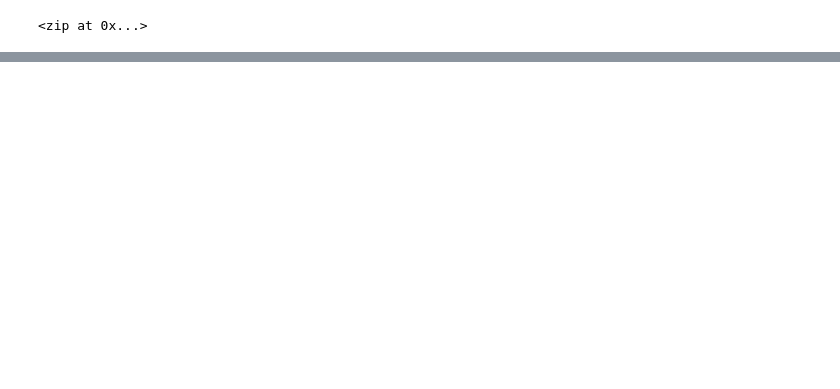
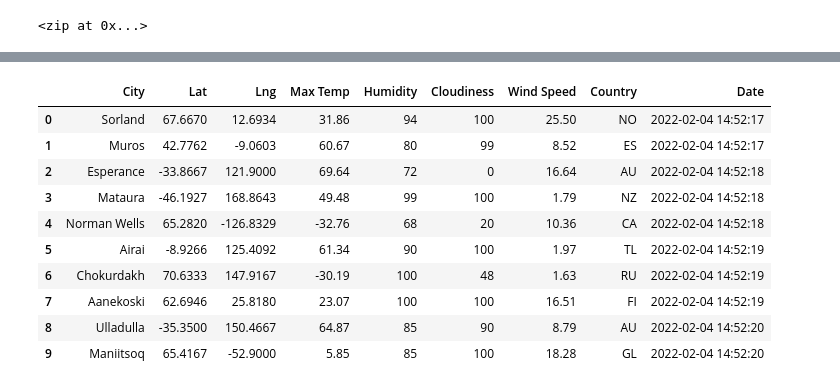
Before and after one commit to lewars1108/World_Weather_Analysis, a Jupyter notebook: WeatherPy.ipynb, the cells around one changed output, grey strips where cells are left out. Saved outputs shown, nothing was run; the diff lists cells and outputs as text; code cells hidden in the pictures; blank space fills up the shorter version.

Commit message:
Adding WeatherPy

```diff
--- a/WeatherPy.ipynb
+++ b/WeatherPy.ipynb
@@ -18,0 +28,4 @@ from citipy import citipy
+# %%
+# Starting URL for Weather Map API Call.
+url = "http://api.openweathermap.org/data/2.5/weather?units=Imperial&APPID=" + weather_api_key
+print(url)
@@ -32,0 +128,16 @@ len(cities)
+# %%
+# Convert the array of dictionaries to a Pandas DataFrame.
+city_data_df = pd.DataFrame(city_data)
+city_data_df.head(10)
+# %% [output]
+|  | City | Lat | Lng | Max Temp | Humidity | Cloudiness | Wind Speed | Country | Date |
+| 0 | Sorland | 67.6670 | 12.6934 | 31.86 | 94 | 100 | 25.50 | NO | 2022-02-04 14:52:17 |
+| 1 | Muros | 42.7762 | -9.0603 | 60.67 | 80 | 99 | 8.52 | ES | 2022-02-04 14:52:17 |
+| 2 | Esperance | -33.8667 | 121.9000 | 69.64 | 72 | 0 | 16.64 | AU | 2022-02-04 14:52:18 |
+| 3 | Mataura | -46.1927 | 168.8643 | 49.48 | 99 | 100 | 1.79 | NZ | 2022-02-04 14:52:18 |
+| 4 | Norman Wells | 65.2820 | -126.8329 | -32.76 | 68 | 20 | 10.36 | CA | 2022-02-04 14:52:18 |
+| 5 | Airai | -8.9266 | 125.4092 | 61.34 | 90 | 100 | 1.97 | TL | 2022-02-04 14:52:19 |
+| 6 | Chokurdakh | 70.6333 | 147.9167 | -30.19 | 100 | 48 | 1.63 | RU | 2022-02-04 14:52:19 |
+| 7 | Aanekoski | 62.6946 | 25.8180 | 23.07 | 100 | 100 | 16.51 | FI | 2022-02-04 14:52:19 |
+| 8 | Ulladulla | -35.3500 | 150.4667 | 64.87 | 85 | 90 | 8.79 | AU | 2022-02-04 14:52:20 |
+| 9 | Maniitsoq | 65.4167 | -52.9000 | 5.85 | 85 | 100 | 18.28 | GL | 2022-02-04 14:52:20 |
```
Also changed, not shown: parts of 8 cells of this notebook, 1 other file.
